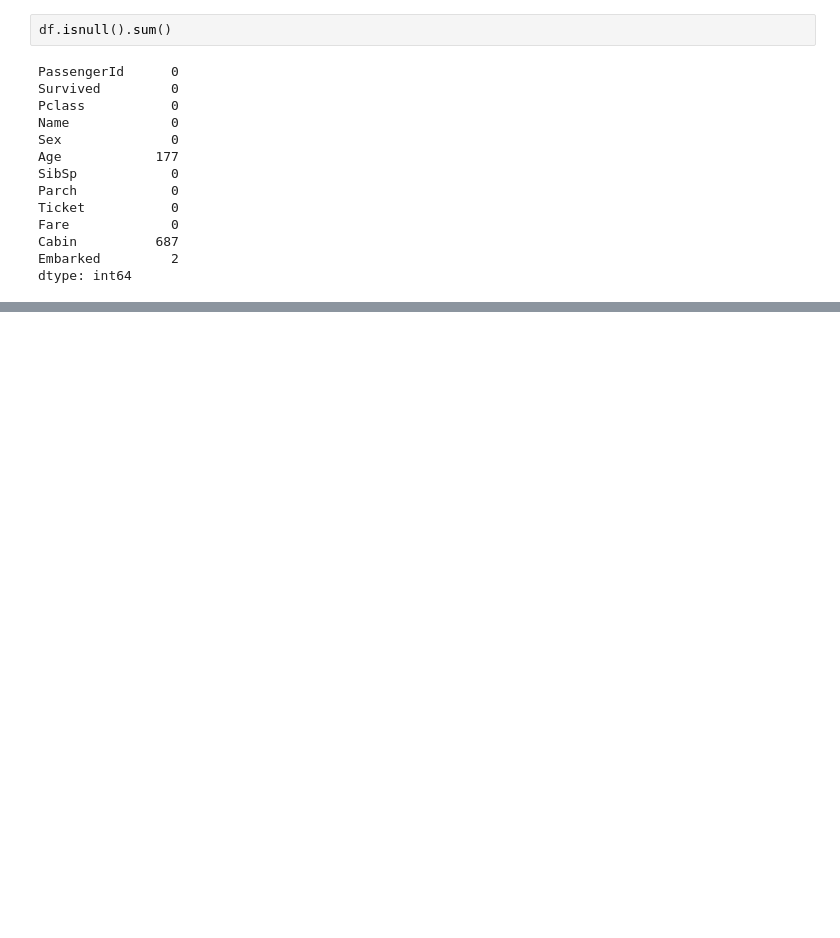
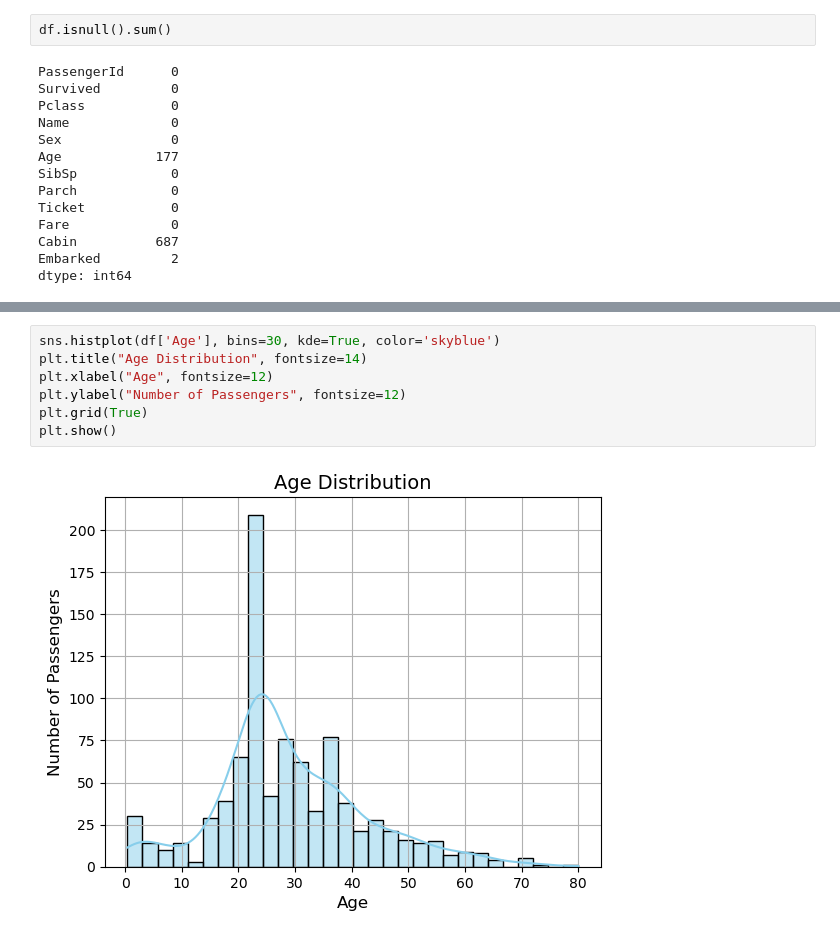
Before and after one commit to kajal-Prajapati123/titanic-eda-analysis-task5, a Jupyter notebook: EXPLORATORY DATA ANALYSIS.ipynb, the cells around one changed output, grey strips where cells are left out. Saved outputs shown, nothing was run; the diff lists cells and outputs as text; blank space fills up the shorter version.

```diff
--- a/EXPLORATORY DATA ANALYSIS.ipynb
+++ b/EXPLORATORY DATA ANALYSIS.ipynb
@@ -86,0 +89,9 @@ df.drop(columns = ["Cabin"])
+# %%
+sns.histplot(df['Age'], bins=30, kde=True, color='skyblue')
+plt.title("Age Distribution", fontsize=14)
+plt.xlabel("Age", fontsize=12)
+plt.ylabel("Number of Passengers", fontsize=12)
+plt.grid(True)
+plt.show()
+# %% [output]
+[figure, added]
```
Also changed, not shown: parts of 10 cells of this notebook.
